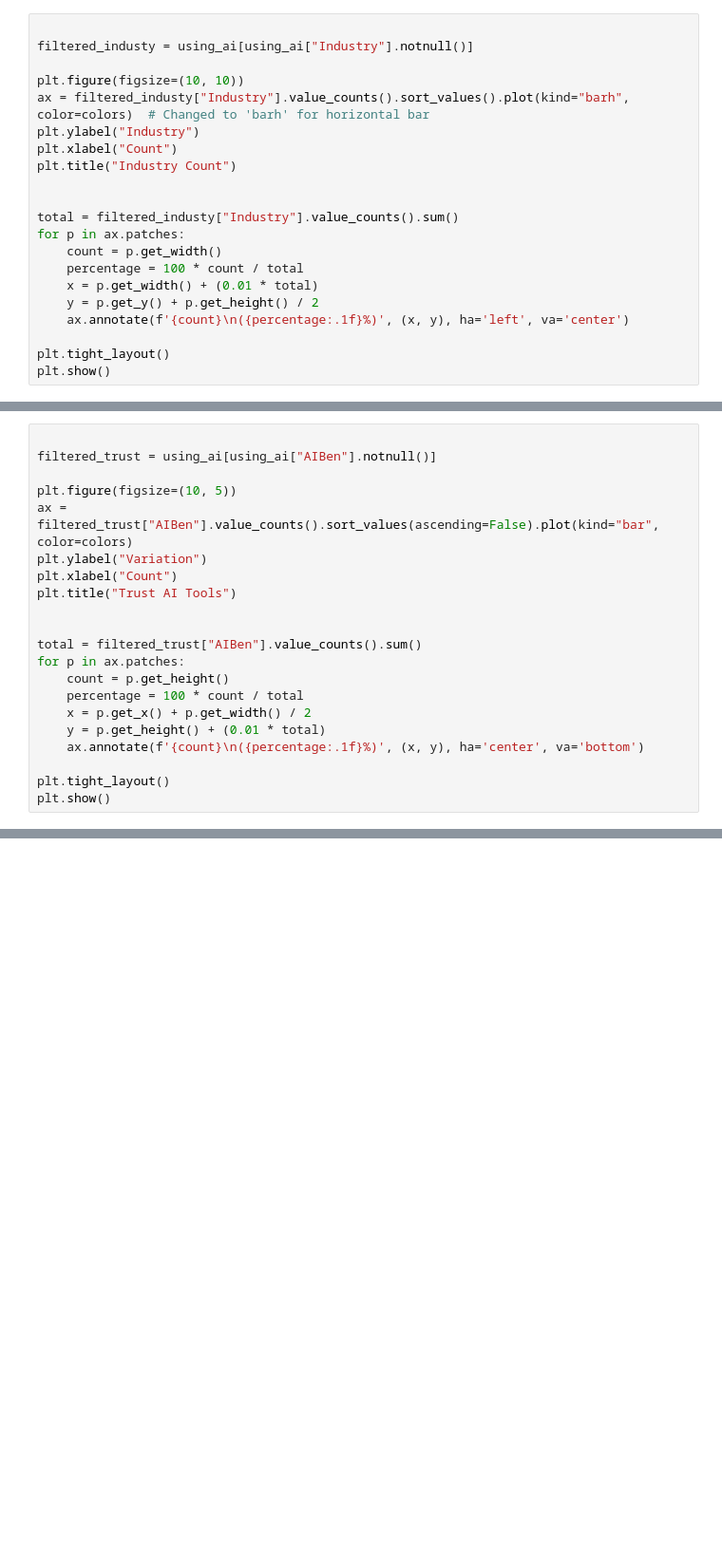
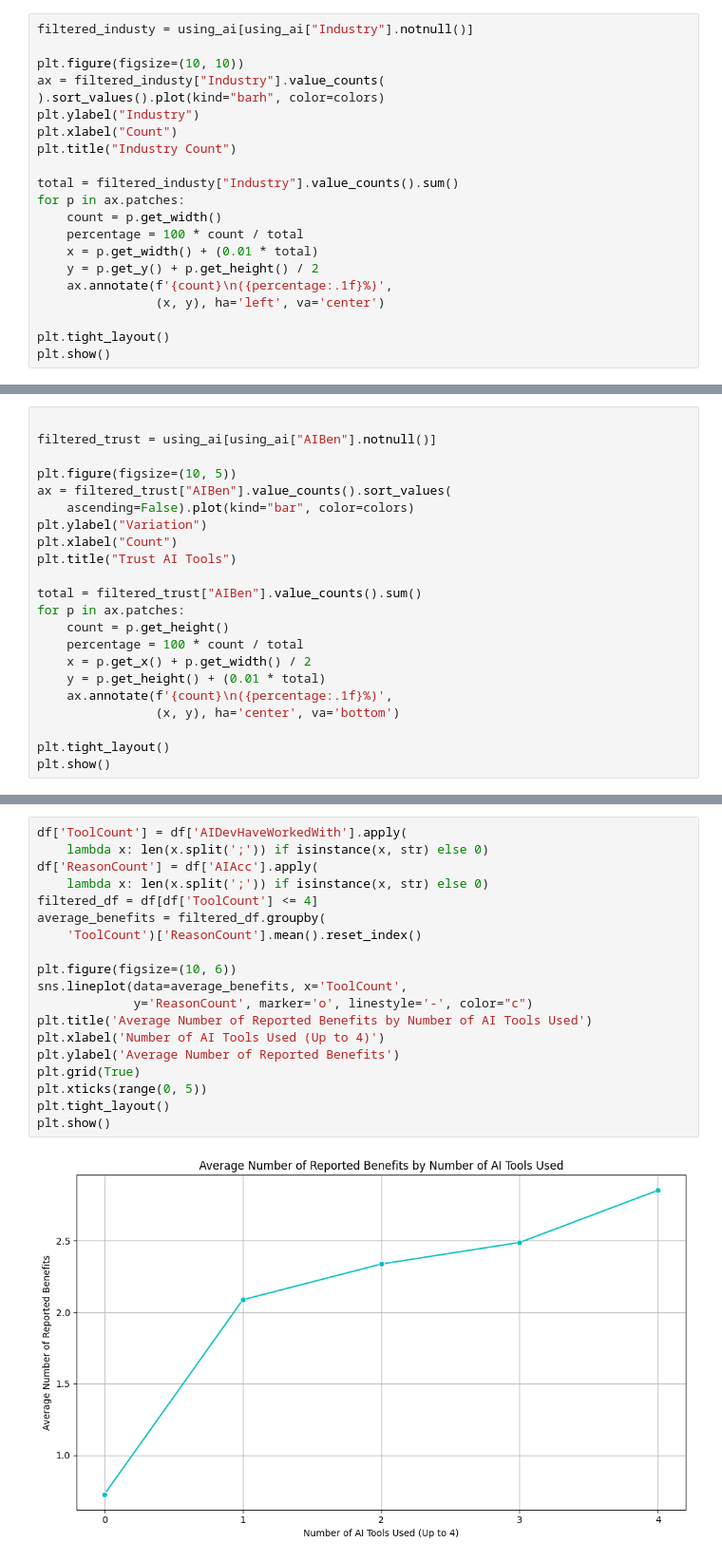
Before and after one commit to AtheerAPeter/research-methods-analysis, a Jupyter notebook: app.ipynb, the cells around one changed output, grey strips where cells are left out. Shown at 95% size. Saved outputs shown, nothing was run; the diff lists cells and outputs as text; blank space fills up the shorter version.

```diff
--- a/app.ipynb
+++ b/app.ipynb
@@ -100,15 +110,14 @@ plt.show()
 # %% [output]
 [figure]
 # %%
-
 filtered_industy = using_ai[using_ai["Industry"].notnull()]
 
 plt.figure(figsize=(10, 10))
-ax = filtered_industy["Industry"].value_counts().sort_values().plot(kind="barh", color=colors)  # Changed to 'barh' for horizontal bar
+ax = filtered_industy["Industry"].value_counts(
+).sort_values().plot(kind="barh", color=colors)
 plt.ylabel("Industry")
 plt.xlabel("Count")
 plt.title("Industry Count")
-
 
 total = filtered_industy["Industry"].value_counts().sum()
 for p in ax.patches:
@@ -116,7 +125,8 @@ for p in ax.patches:
     percentage = 100 * count / total
     x = p.get_width() + (0.01 * total)
     y = p.get_y() + p.get_height() / 2
-    ax.annotate(f'{count}\n({percentage:.1f}%)', (x, y), ha='left', va='center')
+    ax.annotate(f'{count}\n({percentage:.1f}%)',
+                (x, y), ha='left', va='center')
 
 plt.tight_layout()
 plt.show()
@@ -127,11 +137,11 @@ plt.show()
 filtered_trust = using_ai[using_ai["AIBen"].notnull()]
 
 plt.figure(figsize=(10, 5))
-ax = filtered_trust["AIBen"].value_counts().sort_values(ascending=False).plot(kind="bar", color=colors)
+ax = filtered_trust["AIBen"].value_counts().sort_values(
+    ascending=False).plot(kind="bar", color=colors)
 plt.ylabel("Variation")
 plt.xlabel("Count")
 plt.title("Trust AI Tools")
-
 
 total = filtered_trust["AIBen"].value_counts().sum()
 for p in ax.patches:
@@ -139,7 +149,8 @@ for p in ax.patches:
     percentage = 100 * count / total
     x = p.get_x() + p.get_width() / 2
     y = p.get_height() + (0.01 * total)
-    ax.annotate(f'{count}\n({percentage:.1f}%)', (x, y), ha='center', va='bottom')
+    ax.annotate(f'{count}\n({percentage:.1f}%)',
+                (x, y), ha='center', va='bottom')
 
 plt.tight_layout()
 plt.show()
@@ -175,3 +180,24 @@ plt.tight_layout()
 plt.show()
 # %% [output]
 [figure]
+# %%
+df['ToolCount'] = df['AIDevHaveWorkedWith'].apply(
+    lambda x: len(x.split(';')) if isinstance(x, str) else 0)
+df['ReasonCount'] = df['AIAcc'].apply(
+    lambda x: len(x.split(';')) if isinstance(x, str) else 0)
+filtered_df = df[df['ToolCount'] <= 4]
+average_benefits = filtered_df.groupby(
+    'ToolCount')['ReasonCount'].mean().reset_index()
+
+plt.figure(figsize=(10, 6))
+sns.lineplot(data=average_benefits, x='ToolCount',
+             y='ReasonCount', marker='o', linestyle='-', color="c")
+plt.title('Average Number of Reported Benefits by Number of AI Tools Used')
+plt.xlabel('Number of AI Tools Used (Up to 4)')
+plt.ylabel('Average Number of Reported Benefits')
+plt.grid(True)
+plt.xticks(range(0, 5))
+plt.tight_layout()
+plt.show()
+# %% [output]
+[figure, added]
```
Also changed, not shown: parts of 8 cells of this notebook, 1 other file.
